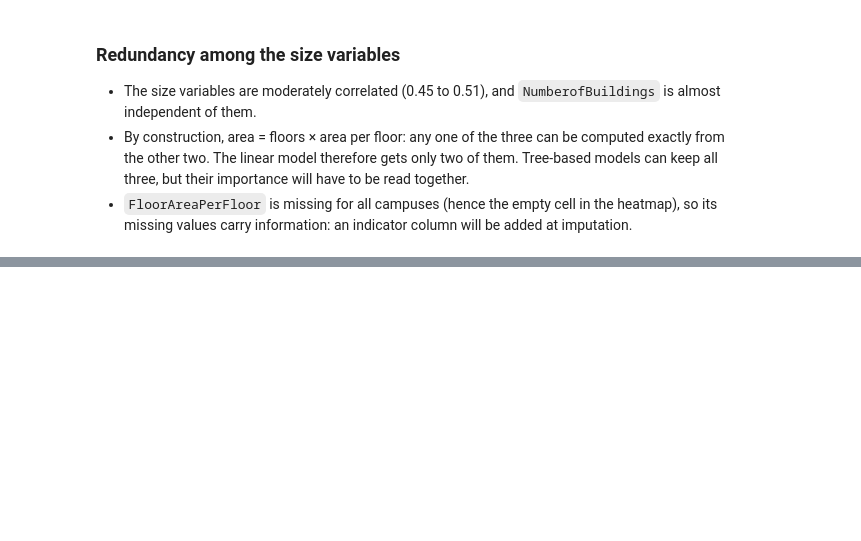
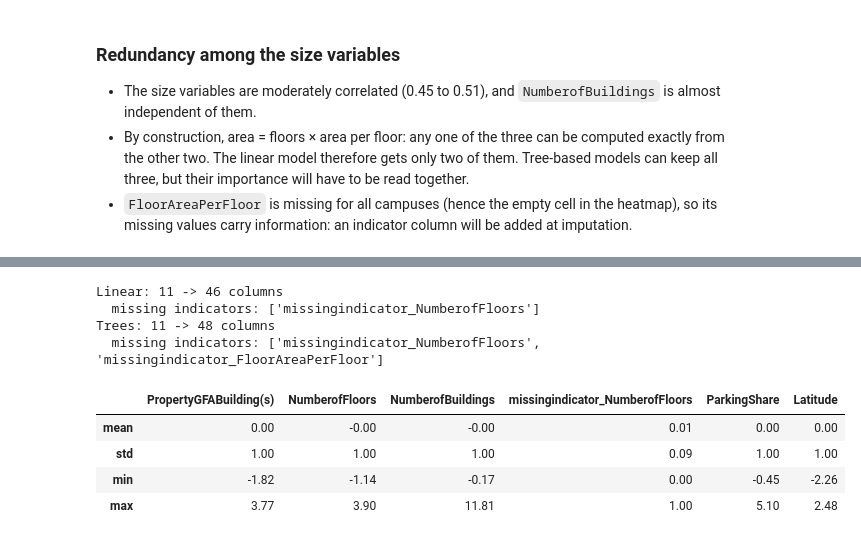
Before and after one commit to dapitch666/oc-p03-seattle-building-energy, a Jupyter notebook: notebooks/03_modeling.ipynb, the cells around one changed output, grey strips where cells are left out. Drawn from its saved outputs; the diff is of its cells as text; code cells hidden in the pictures; blank space fills up the shorter version.

Commit message:
Add linear and tree-based preprocessors

```diff
--- a/notebooks/03_modeling.ipynb
+++ b/notebooks/03_modeling.ipynb
@@ -343,0 +442,26 @@ plt.show()
+# %%
+for name, make in [
+    ("Linear", make_linear_preprocessor),
+    ("Trees", make_tree_preprocessor),
+]:
+    prep = make().fit(X_train)
+    out_train, out_test = prep.transform(X_train), prep.transform(X_test)
+    assert not out_train.isna().any().any() and not out_test.isna().any().any()
+    print(f"{name}: {X_train.shape[1]} -> {out_train.shape[1]} columns")
+    indicators = [c for c in out_train.columns if c.startswith("missingindicator")]
+    print(f"  missing indicators: {indicators}")
+
+linear_out = make_linear_preprocessor().fit_transform(X_train)
+linear_out.iloc[:, :6].astype(float).describe().loc[
+    ["mean", "std", "min", "max"]
+].round(2)
+# %% [output]
+Linear: 11 -> 46 columns
+  missing indicators: ['missingindicator_NumberofFloors']
+Trees: 11 -> 48 columns
+  missing indicators: ['missingindicator_NumberofFloors', 'missingindicator_FloorAreaPerFloor']
+|  | PropertyGFABuilding(s) | NumberofFloors | NumberofBuildings | missingindicator_NumberofFloors | ParkingShare | Latitude |
+| mean | 0.00 | -0.00 | -0.00 | 0.01 | 0.00 | 0.00 |
+| std | 1.00 | 1.00 | 1.00 | 0.09 | 1.00 | 1.00 |
+| min | -1.82 | -1.14 | -0.17 | 0.00 | -0.45 | -2.26 |
+| max | 3.77 | 3.90 | 11.81 | 1.00 | 5.10 | 2.48 |
```
Also changed, not shown: parts of 4 cells of this notebook.
